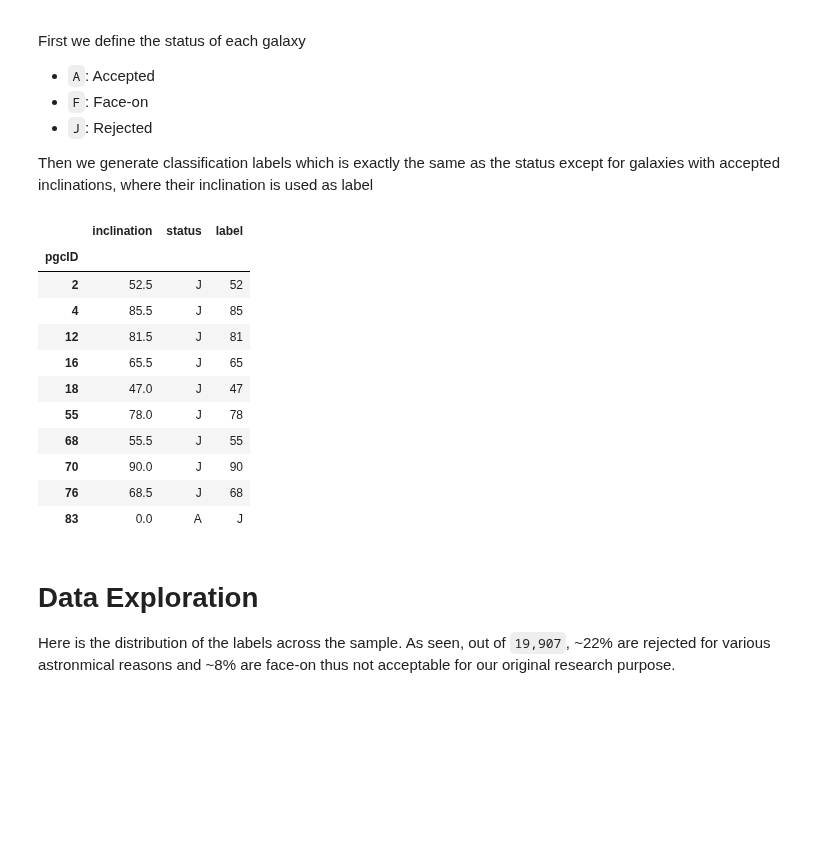
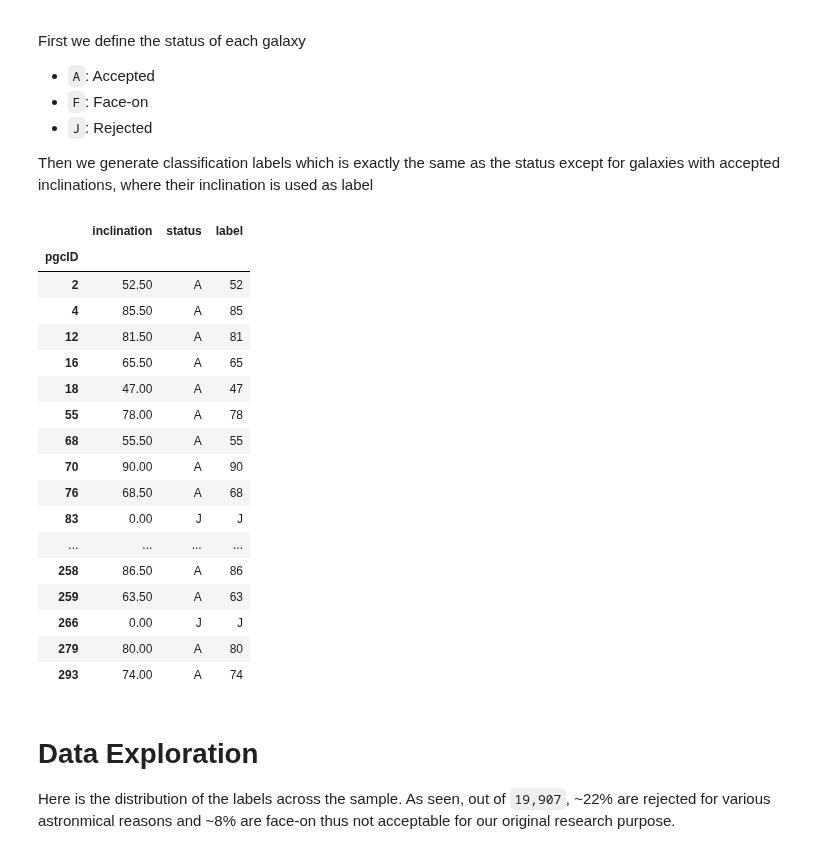
Before and after one commit to ekourkchi/incNET-data, a Jupyter notebook: incNET_dataPrep/incNET_dataClean.ipynb, the cells around one changed output. Cells and saved outputs as stored; diff of their text form; code cells hidden in the pictures; blank space fills up the shorter version.

```diff
--- a/incNET_dataPrep/incNET_dataClean.ipynb
+++ b/incNET_dataPrep/incNET_dataClean.ipynb
@@ -114,12 +115,12 @@ Defining the supervisors of the project. If any of these supervisors rejects a g
 Keypeople_ehsan = ['ekourkchi@gmail.com']
 Keypeople_brent = ['rbtully1@gmail.com', 'rtully@hawaii.edu']
 # %%
-df_ehsan = df[[True if email in Keypeople_ehsan else False for email in df.email.values]][["pgcID",'flag',"face_on"]]
+df_ehsan = df_All[[True if email in Keypeople_ehsan else False for email in df_All.email.values]][["pgcID",'flag',"face_on"]]
 # happens that a person has worked on a galaxy multiplt times
 ehsan_flagMed = df_ehsan.groupby('pgcID').agg('median')
 
 
-df_brent = df[[True if email in Keypeople_brent else False for email in df.email.values]][["pgcID",'flag',"face_on"]]
+df_brent = df_All[[True if email in Keypeople_brent else False for email in df_All.email.values]][["pgcID",'flag',"face_on"]]
 brent_flagMed = df_brent.groupby('pgcID').agg('median')
 
 
@@ -153,45 +154,56 @@ df_final = df_incMedian.join(df_super, how='outer')
 
 # Super flag is prefered over median flag that is generated from the work of all users
 df_final['flag_final'] = df_final.apply(lambda x: x.flag_super if ~np.isnan(x.flag_super) else x.flag, axis=1)
 df_final['face_on_final'] = df_final.apply(lambda x: x.face_on_super if ~np.isnan(x.face_on_super) else x.face_on, axis=1)
 
 
 df_final = df_final[["inc", "flag_final", "face_on_final"]]
 
 df_final['status'] = 'A'  # accepted
 
 # Face-on
 df_final['status'] = df_final.apply(lambda x: 'F' if x.face_on_final==1 else x.status, axis=1)
 # Rejected
 df_final['status'] = df_final.apply(lambda x: 'J' if (x.face_on_final==0 and \
-                                                      x.flag_final==0) else x.status, axis=1)
+                                                      x.flag_final==1) else x.status, axis=1)
 
 
 df_final = df_final[["inc", "status"]].rename(columns={'inc':'inclination'})
 
 # Generating claffication labels
 # if inc<45 look at the status, if status is already accepted turn it into a rejection, because our online GUI
 # has not been designed to sort galaxies with inclinations less than 45 degree
 df_final['label'] = df_final.apply(lambda x: str(int(x.inclination)) if round(x.inclination)>=45 else \
                                                       x.status if x.status!='A' else 'J', axis=1)
 
 # taking care of negative galaxy IDs generated during the development stage of the online GUI and its database
 df = df_final[df_final.index>0]
 
-df.head(10)
+df.head(50)
+
+
+# status: (A)accepted (J)rejected (F)face-on
+# label: (#)inclination (J)rejected (F)face-on
+# inclination: median of all measurments in degrees
 # %% [output]
 |  | inclination | status | label |
 | pgcID |  |  |  |
-| 2 | 52.5 | J | 52 |
-| 4 | 85.5 | J | 85 |
-| 12 | 81.5 | J | 81 |
-| 16 | 65.5 | J | 65 |
-| 18 | 47.0 | J | 47 |
-| 55 | 78.0 | J | 78 |
-| 68 | 55.5 | J | 55 |
-| 70 | 90.0 | J | 90 |
-| 76 | 68.5 | J | 68 |
-| 83 | 0.0 | A | J |
+| 2 | 52.50 | A | 52 |
+| 4 | 85.50 | A | 85 |
+| 12 | 81.50 | A | 81 |
+| 16 | 65.50 | A | 65 |
+| 18 | 47.00 | A | 47 |
+| 55 | 78.00 | A | 78 |
+| 68 | 55.50 | A | 55 |
+| 70 | 90.00 | A | 90 |
+| 76 | 68.50 | A | 68 |
+| 83 | 0.00 | J | J |
+| ... | ... | ... | ... |
+| 258 | 86.50 | A | 86 |
+| 259 | 63.50 | A | 63 |
+| 266 | 0.00 | J | J |
+| 279 | 80.00 | A | 80 |
+| 293 | 74.00 | A | 74 |
 # %% [markdown]
 # Data Exploration
 
```
Also changed, not shown: parts of 11 cells of this notebook, 1 other file.
